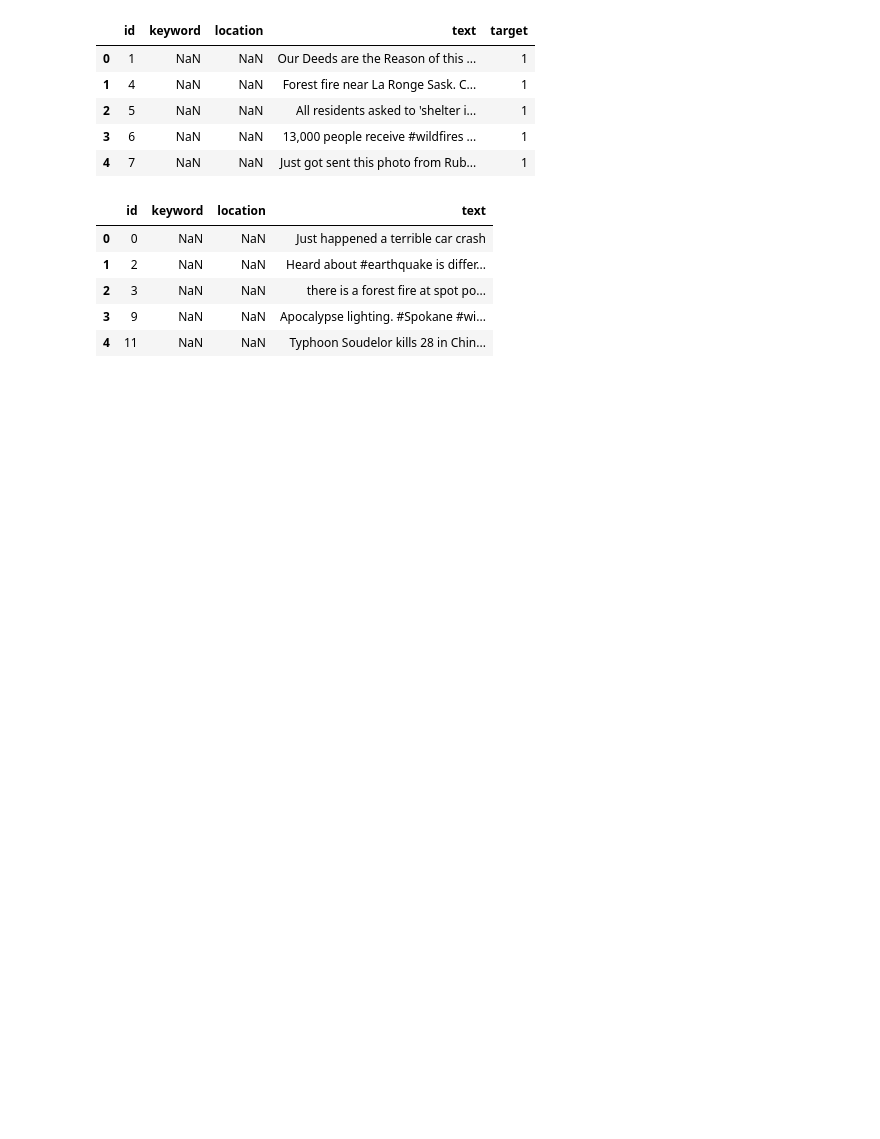
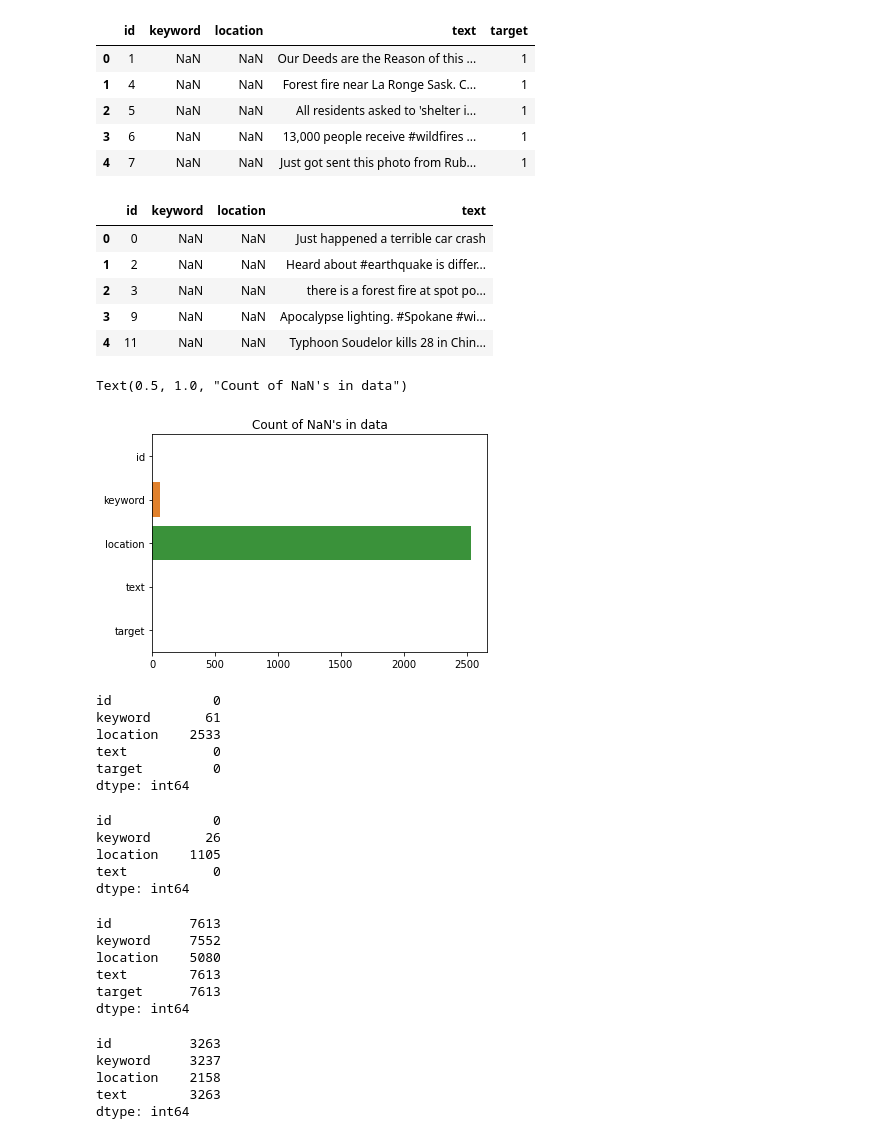
Before and after one commit to skyheat47295/Jupyter_Notebooks, a Jupyter notebook: Kaggle/Competitions/NLP_Disaster_Tweets_Competition/nlp-disaster-tweets-competition.ipynb, the cells around one changed output. Cells and saved outputs as stored; diff of their text form; code cells hidden in the pictures; blank space fills up the shorter version.

```diff
--- a/Kaggle/Competitions/NLP_Disaster_Tweets_Competition/nlp-disaster-tweets-competition.ipynb
+++ b/Kaggle/Competitions/NLP_Disaster_Tweets_Competition/nlp-disaster-tweets-competition.ipynb
@@ -38,3 +44,45 @@ test_data.head()
 | 2 | 3 | NaN | NaN | there is a forest fire at spot po... |
 | 3 | 9 | NaN | NaN | Apocalypse lighting. #Spokane #wi... |
 | 4 | 11 | NaN | NaN | Typhoon Soudelor kills 28 in Chin... |
+# %%
+# Evaluate Missing Values
+train_na_count = train_data.isna().sum()
+sns.barplot(x=train_na_count.values, y=train_na_count.index)
+plt.title("Count of NaN's in data")
+# %% [output]
+Text(0.5, 1.0, "Count of NaN's in data")
+[figure, added]
+# %%
+train_data.isna().sum()
+# %% [output]
+id             0
+keyword       61
+location    2533
+text           0
+target         0
+dtype: int64
+# %%
+test_data.isna().sum()
+# %% [output]
+id             0
+keyword       26
+location    1105
+text           0
+dtype: int64
+# %%
+train_data.count()
+# %% [output]
+id          7613
+keyword     7552
+location    5080
+text        7613
+target      7613
+dtype: int64
+# %%
+test_data.count()
+# %% [output]
+id          3263
+keyword     3237
+location    2158
+text        3263
+dtype: int64
```
Also changed, not shown: parts of 15 cells of this notebook.
